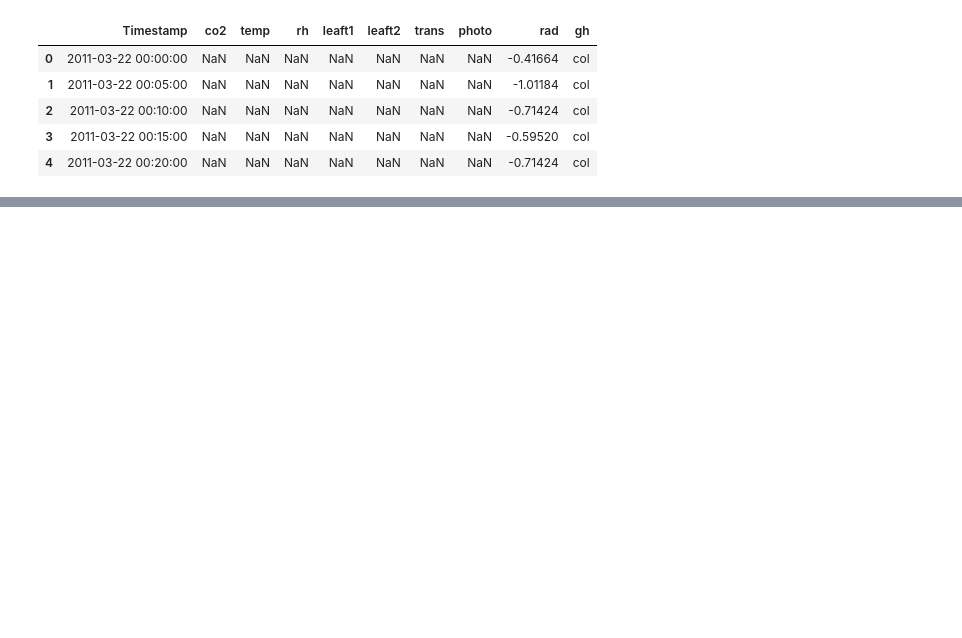
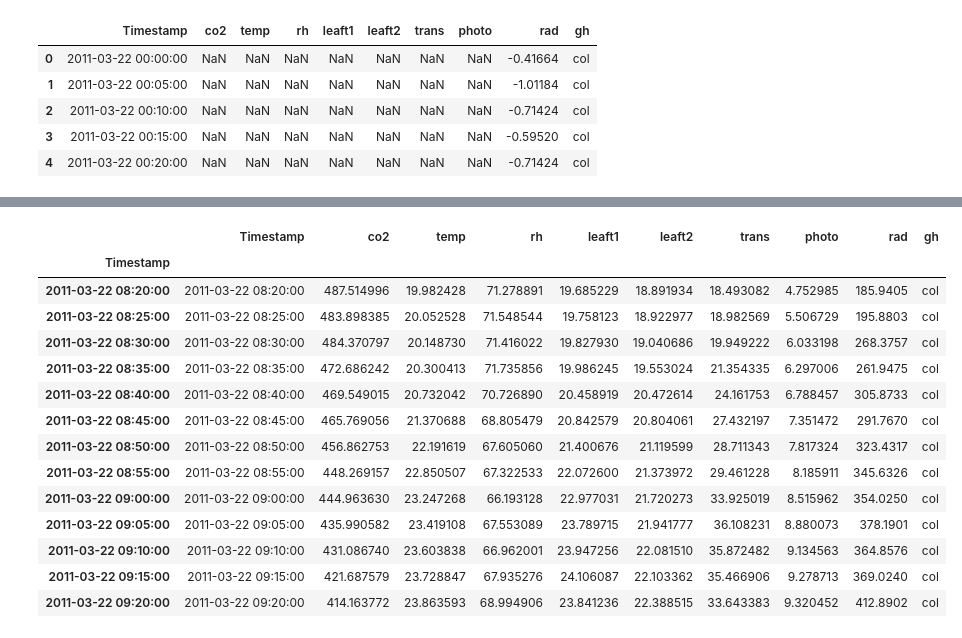
Before and after one commit to JesusTafoya/JesusTafoya98, a Jupyter notebook: AnalisisDeDatos(col_11_16_clean2).ipynb, the cells around one changed output, grey strips where cells are left out. Drawn from its saved outputs; the diff is of its cells as text; code cells hidden in the pictures; blank space fills up the shorter version.

```diff
--- a/AnalisisDeDatos(col_11_16_clean2).ipynb
+++ b/AnalisisDeDatos(col_11_16_clean2).ipynb
@@ -46,5 +60,3 @@ df_col.head()
 | 2 | 2011-03-22 00:10:00 | NaN | NaN | NaN | NaN | NaN | NaN | NaN | -0.71424 | col |
 | 3 | 2011-03-22 00:15:00 | NaN | NaN | NaN | NaN | NaN | NaN | NaN | -0.59520 | col |
 | 4 | 2011-03-22 00:20:00 | NaN | NaN | NaN | NaN | NaN | NaN | NaN | -0.71424 | col |
-# %%
- df_col = pd.read_csv('/gdrive/My Drive/Data/zineg_11_16/col_11-16.clean2.csv', parse_dates=['Timestamp'])
@@ -57,0 +63,4 @@ df_col.head()
+# %%
+dict_col=df_col
+df_col = pd.DataFrame(dict_col)
+df_col.dropna()
@@ -75,0 +116,18 @@ df_col[ condition_start & condition_end]
+# %%
+df_col[100:113]
+# %% [output]
+|  | Timestamp | co2 | temp | rh | leaft1 | leaft2 | trans | photo | rad | gh |
+| Timestamp |  |  |  |  |  |  |  |  |  |  |
+| 2011-03-22 08:20:00 | 2011-03-22 08:20:00 | 487.514996 | 19.982428 | 71.278891 | 19.685229 | 18.891934 | 18.493082 | 4.752985 | 185.9405 | col |
+| 2011-03-22 08:25:00 | 2011-03-22 08:25:00 | 483.898385 | 20.052528 | 71.548544 | 19.758123 | 18.922977 | 18.982569 | 5.506729 | 195.8803 | col |
+| 2011-03-22 08:30:00 | 2011-03-22 08:30:00 | 484.370797 | 20.148730 | 71.416022 | 19.827930 | 19.040686 | 19.949222 | 6.033198 | 268.3757 | col |
+| 2011-03-22 08:35:00 | 2011-03-22 08:35:00 | 472.686242 | 20.300413 | 71.735856 | 19.986245 | 19.553024 | 21.354335 | 6.297006 | 261.9475 | col |
+| 2011-03-22 08:40:00 | 2011-03-22 08:40:00 | 469.549015 | 20.732042 | 70.726890 | 20.458919 | 20.472614 | 24.161753 | 6.788457 | 305.8733 | col |
+| 2011-03-22 08:45:00 | 2011-03-22 08:45:00 | 465.769056 | 21.370688 | 68.805479 | 20.842579 | 20.804061 | 27.432197 | 7.351472 | 291.7670 | col |
+| 2011-03-22 08:50:00 | 2011-03-22 08:50:00 | 456.862753 | 22.191619 | 67.605060 | 21.400676 | 21.119599 | 28.711343 | 7.817324 | 323.4317 | col |
+| 2011-03-22 08:55:00 | 2011-03-22 08:55:00 | 448.269157 | 22.850507 | 67.322533 | 22.072600 | 21.373972 | 29.461228 | 8.185911 | 345.6326 | col |
+| 2011-03-22 09:00:00 | 2011-03-22 09:00:00 | 444.963630 | 23.247268 | 66.193128 | 22.977031 | 21.720273 | 33.925019 | 8.515962 | 354.0250 | col |
+| 2011-03-22 09:05:00 | 2011-03-22 09:05:00 | 435.990582 | 23.419108 | 67.553089 | 23.789715 | 21.941777 | 36.108231 | 8.880073 | 378.1901 | col |
+| 2011-03-22 09:10:00 | 2011-03-22 09:10:00 | 431.086740 | 23.603838 | 66.962001 | 23.947256 | 22.081510 | 35.872482 | 9.134563 | 364.8576 | col |
+| 2011-03-22 09:15:00 | 2011-03-22 09:15:00 | 421.687579 | 23.728847 | 67.935276 | 24.106087 | 22.103362 | 35.466906 | 9.278713 | 369.0240 | col |
+| 2011-03-22 09:20:00 | 2011-03-22 09:20:00 | 414.163772 | 23.863593 | 68.994906 | 23.841236 | 22.388515 | 33.643383 | 9.320452 | 412.8902 | col |
```
Also changed, not shown: parts of 43 cells of this notebook.
